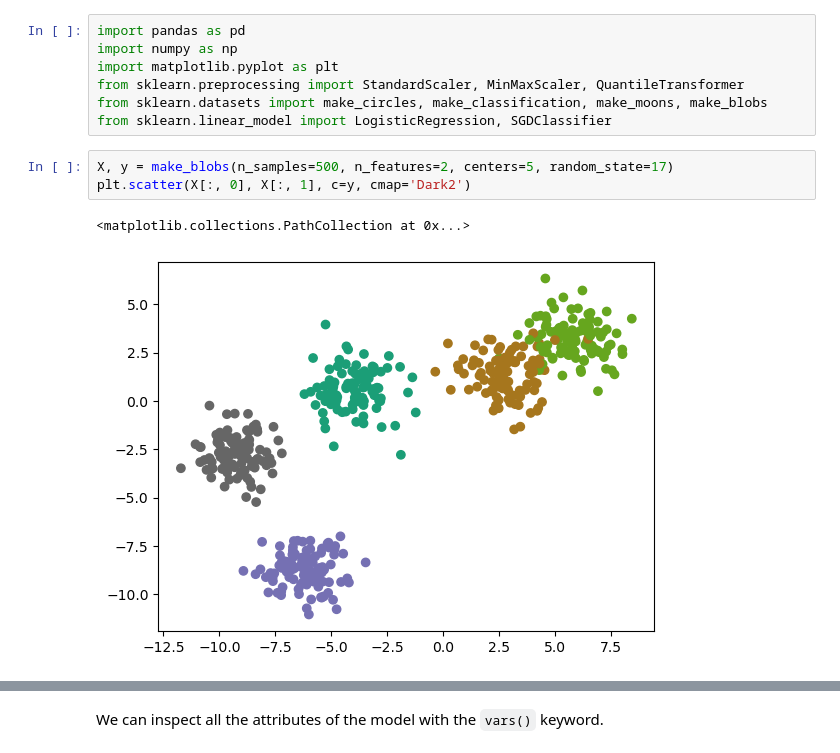
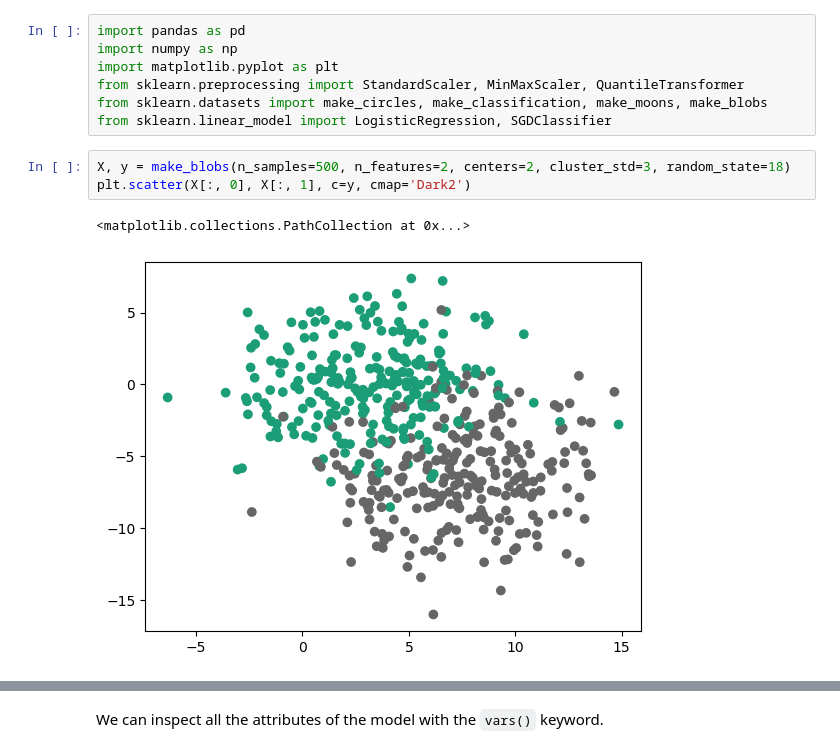
Before and after one commit to NCAR/ML_workshop2023, a Jupyter notebook: tutorials/Day1_Intro_Supervised.ipynb, the cells around one changed output, grey strips where cells are left out. Saved outputs shown, nothing was run; the diff lists cells and outputs as text.

```diff
--- a/tutorials/Day1_Intro_Supervised.ipynb
+++ b/tutorials/Day1_Intro_Supervised.ipynb
@@ -126,8 +197,8 @@ from sklearn.preprocessing import StandardScaler, MinMaxScaler, QuantileTransfor
 from sklearn.datasets import make_circles, make_classification, make_moons, make_blobs
 from sklearn.linear_model import LogisticRegression, SGDClassifier
 # %%
-X, y = make_blobs(n_samples=500, n_features=2, centers=5, random_state=17)
+X, y = make_blobs(n_samples=500, n_features=2, centers=2, cluster_std=3, random_state=18)
 plt.scatter(X[:, 0], X[:, 1], c=y, cmap='Dark2')
 # %% [output]
 <matplotlib.collections.PathCollection at 0x...>
-[figure, old version]
+[figure, new version]
```
Also changed, not shown: parts of 40 cells of this notebook.
